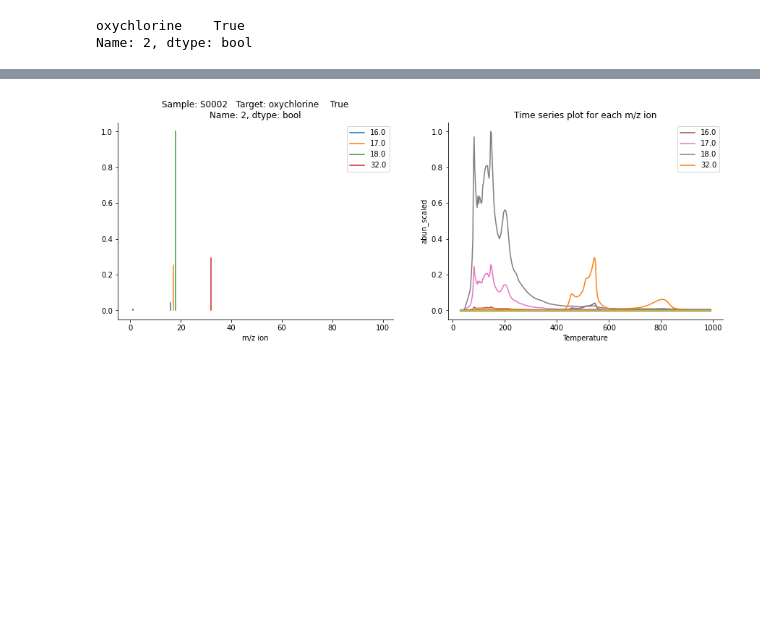
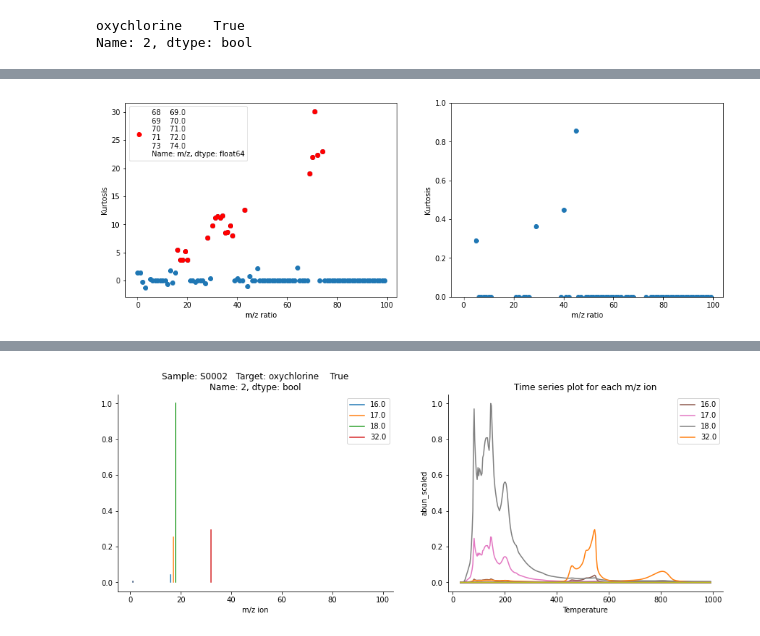
Before and after one commit to itacdonev/MarsSpectrometry, a Jupyter notebook: notebooks/eda.ipynb, the cells around one changed output, grey strips where cells are left out. Cells and saved outputs as stored; diff of their text form; code cells hidden in the pictures; blank space fills up the shorter version.

```diff
--- a/notebooks/eda.ipynb
+++ b/notebooks/eda.ipynb
@@ -214,0 +398,21 @@ Name: 2, dtype: bool
+# %%
+stat = 'kurt'
+_,_ = plt.subplots(1,2, figsize=(15,5))
+plt.subplot(1,2,1)
+plt.scatter(ht['m/z'], ht[stat])
+plt.scatter(ht[ht[stat] > 3]['m/z'], ht[ht[stat] > 3][stat], c='red',
+            label=ht[ht[stat] > 15]['m/z'])
+plt.legend()
+plt.xlabel('m/z ratio')
+plt.ylabel('Kurtosis')
+
+
+plt.subplot(1,2,2)
+plt.scatter(ht['m/z'], ht[stat])
+plt.ylim(0,1)
+plt.xlabel('m/z ratio')
+plt.ylabel('Kurtosis')
+
+plt.show()
+# %% [output]
+[figure, added]
```
Also changed, not shown: parts of 37 cells of this notebook.
